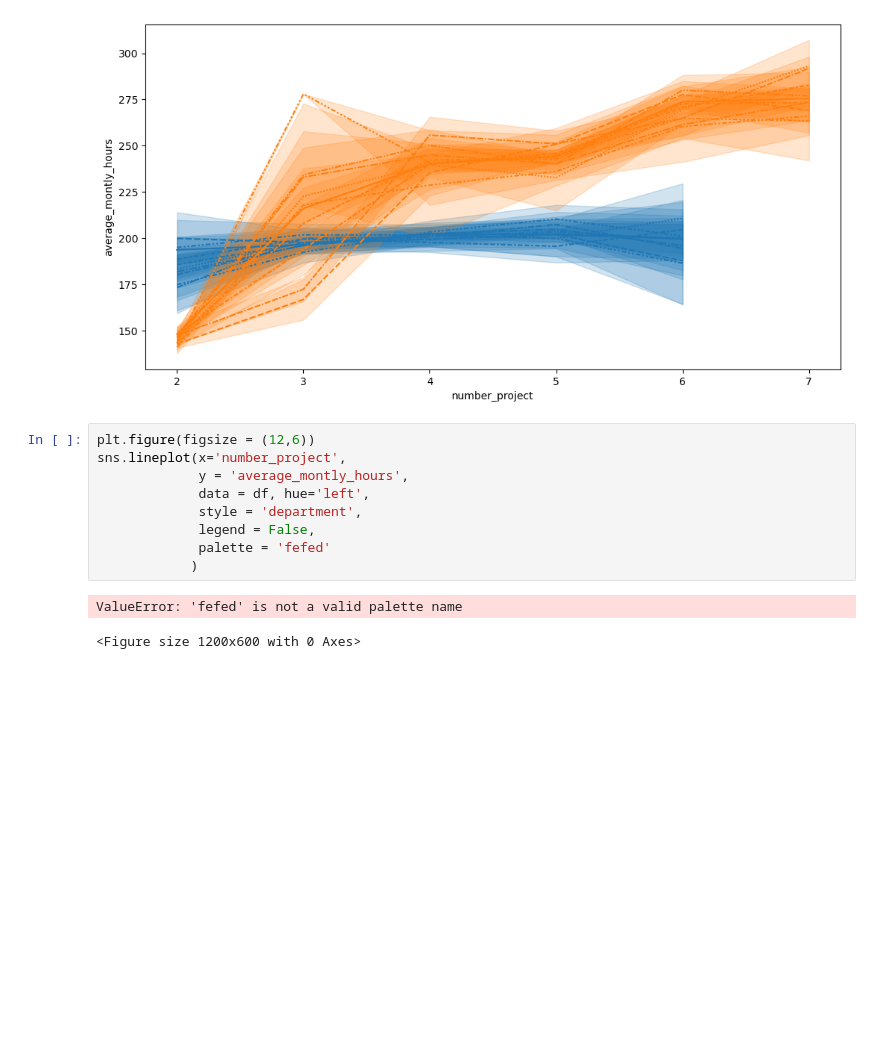
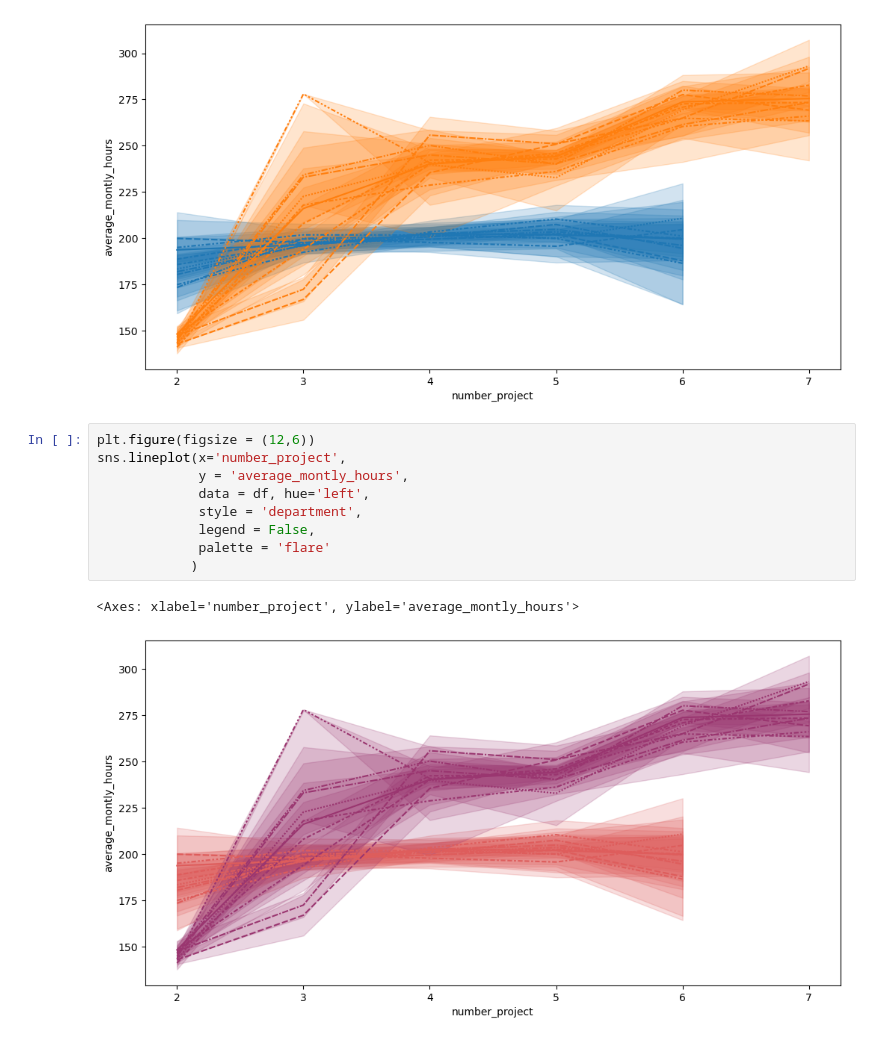
Before and after one commit to GarimaPaudel/Python-Libraries, a Jupyter notebook: Seaborn.ipynb, the cells around one changed output. Saved outputs shown, nothing was run; the diff lists cells and outputs as text; blank space fills up the shorter version.

```diff
--- a/Seaborn.ipynb
+++ b/Seaborn.ipynb
@@ -86,12 +86,12 @@ sns.lineplot(x='number_project', y = 'average_montly_hours',data = df, hue='left
 # %%
 plt.figure(figsize = (12,6))
 sns.lineplot(x='number_project',
              y = 'average_montly_hours',
              data = df, hue='left',
              style = 'department',
              legend = False,
-             palette = 'fefed'
+             palette = 'flare'
             )
 # %% [output]
-ValueError: 'fefed' is not a valid palette name
+<Axes: xlabel='number_project', ylabel='average_montly_hours'>
-<Figure size 1200x600 with 0 Axes>
+[figure, added]
```
Also changed, not shown: parts of 14 cells of this notebook, 1 other file.
